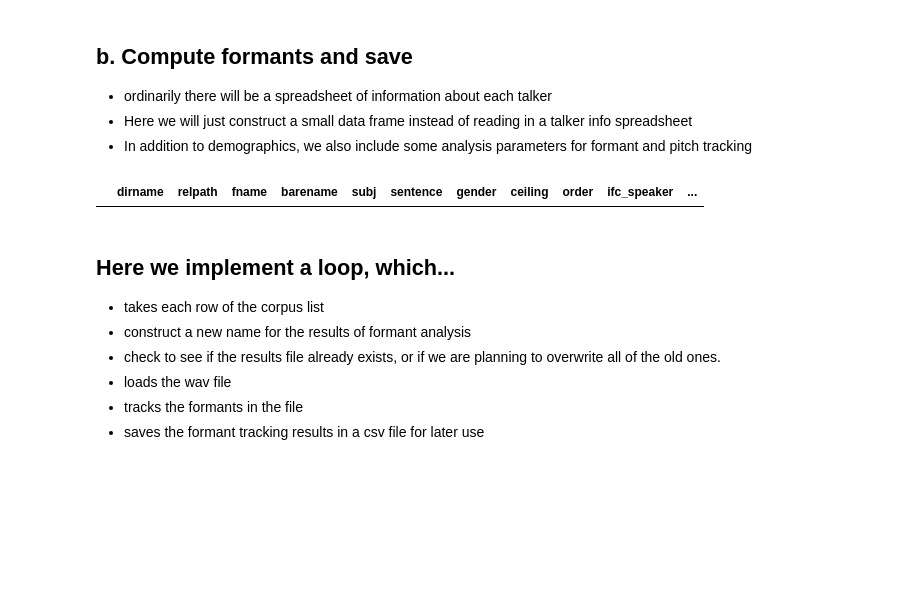
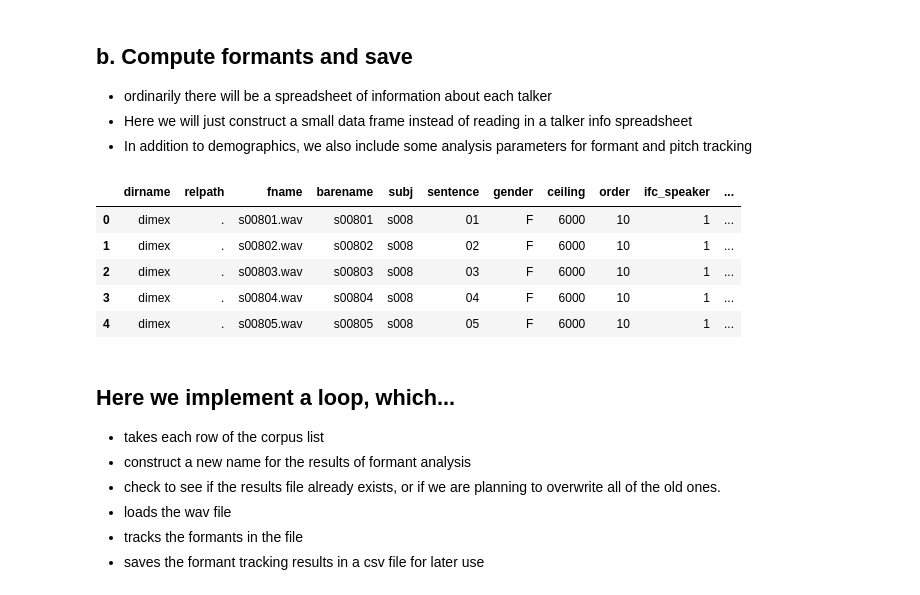
Before and after one commit to phonetics-projects/phonlab, a Jupyter notebook: examples/4_Dimex_vowels.ipynb, the cells around one changed output. Saved outputs shown, nothing was run; the diff lists cells and outputs as text; code cells hidden in the pictures; blank space fills up the shorter version.

```diff
--- a/examples/4_Dimex_vowels.ipynb
+++ b/examples/4_Dimex_vowels.ipynb
@@ -53,24 +58,29 @@ corpus_list.head()
 * Here we will just construct a small data frame instead of reading in a talker info spreadsheet
 * In addition to  demographics, we also include some analysis parameters for formant and pitch tracking
 # %%
-talkers = pd.DataFrame([["s008", "F", 6000, 10,2,[120,300]],
-                        ["s019", "M", 5500, 12, 1, [60,220]],
-                        ["s038", "F", 5500, 10, 2, [100,350]],
-                        ["s050", "M", 5000, 12, 1, [50,200]],
-                        ["s072", "F", 5500, 10, 2, [150,300]],
-                        ["s090", "M", 5000, 12, 1, [80,240]]],
+talkers = pd.DataFrame([["s008", "F", 6000, 10,1,[120,300]],
+                        ["s019", "M", 5500, 12, 0, [60,220]],
+                        ["s038", "F", 5500, 10, 1, [100,350]],
+                        ["s050", "M", 5000, 12, 0, [50,200]],
+                        ["s072", "F", 5500, 10, 1, [150,300]],
+                        ["s090", "M", 5000, 12, 0, [80,240]]],
                        columns = ('subj','gender','ceiling', 'order','ifc_speaker','pitch_range'))
 '''
     'ceiling':     a parameter used in Praat formant tracking
     'order':       for phonlab lpc formant tracking
     'ifc_speaker': for phonlab ifc formant tracking
     'pitch_range': for pitch tracking
 '''
 
 corpus_list = corpus_list.merge(talkers,on='subj', how='left') # add the talker information to the list
 corpus_list.head()
 # %% [output]
 |  | dirname | relpath | fname | barename | subj | sentence | gender | ceiling | order | ifc_speaker | ... |
+| 0 | dimex | . | s00801.wav | s00801 | s008 | 01 | F | 6000 | 10 | 1 | ... |
+| 1 | dimex | . | s00802.wav | s00802 | s008 | 02 | F | 6000 | 10 | 1 | ... |
+| 2 | dimex | . | s00803.wav | s00803 | s008 | 03 | F | 6000 | 10 | 1 | ... |
+| 3 | dimex | . | s00804.wav | s00804 | s008 | 04 | F | 6000 | 10 | 1 | ... |
+| 4 | dimex | . | s00805.wav | s00805 | s008 | 05 | F | 6000 | 10 | 1 | ... |
 # %% [markdown]
 ## Here we implement a loop, which...
 * takes each row of the corpus list
```
Also changed, not shown: parts of 12 cells of this notebook, 6 other files.
